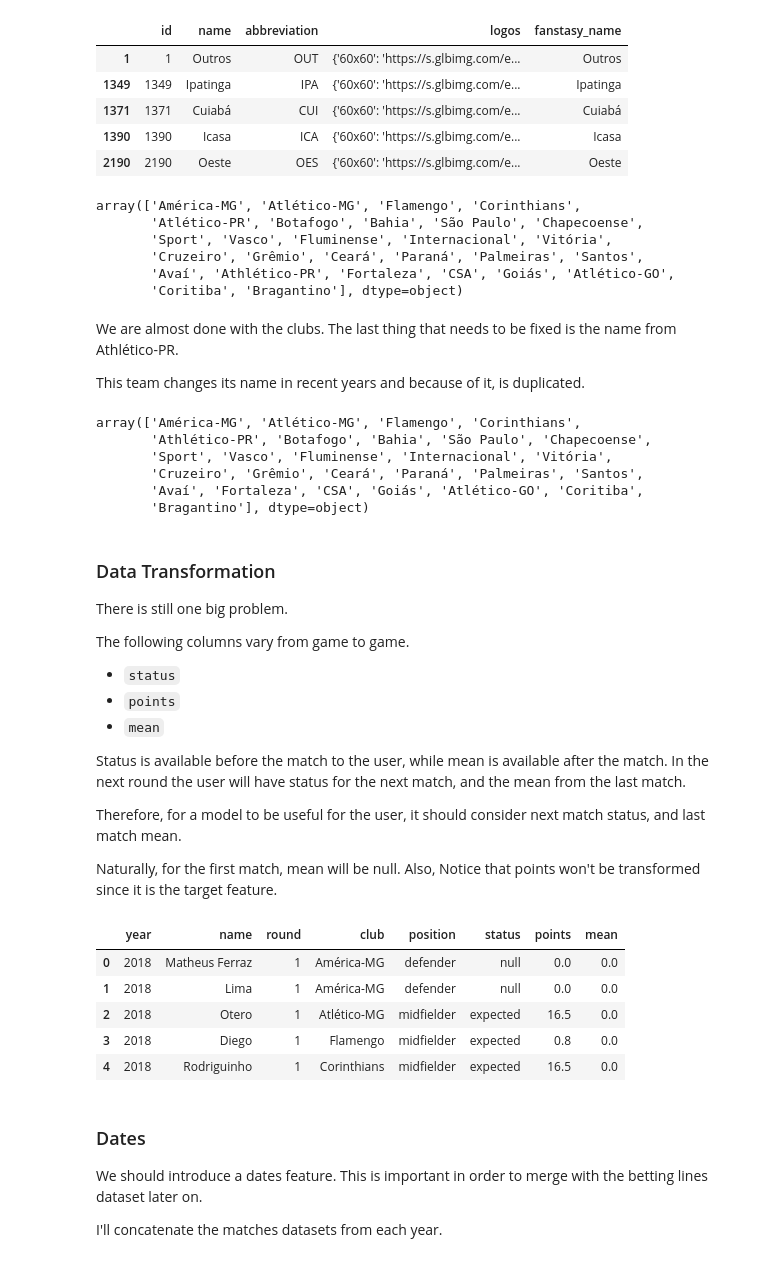
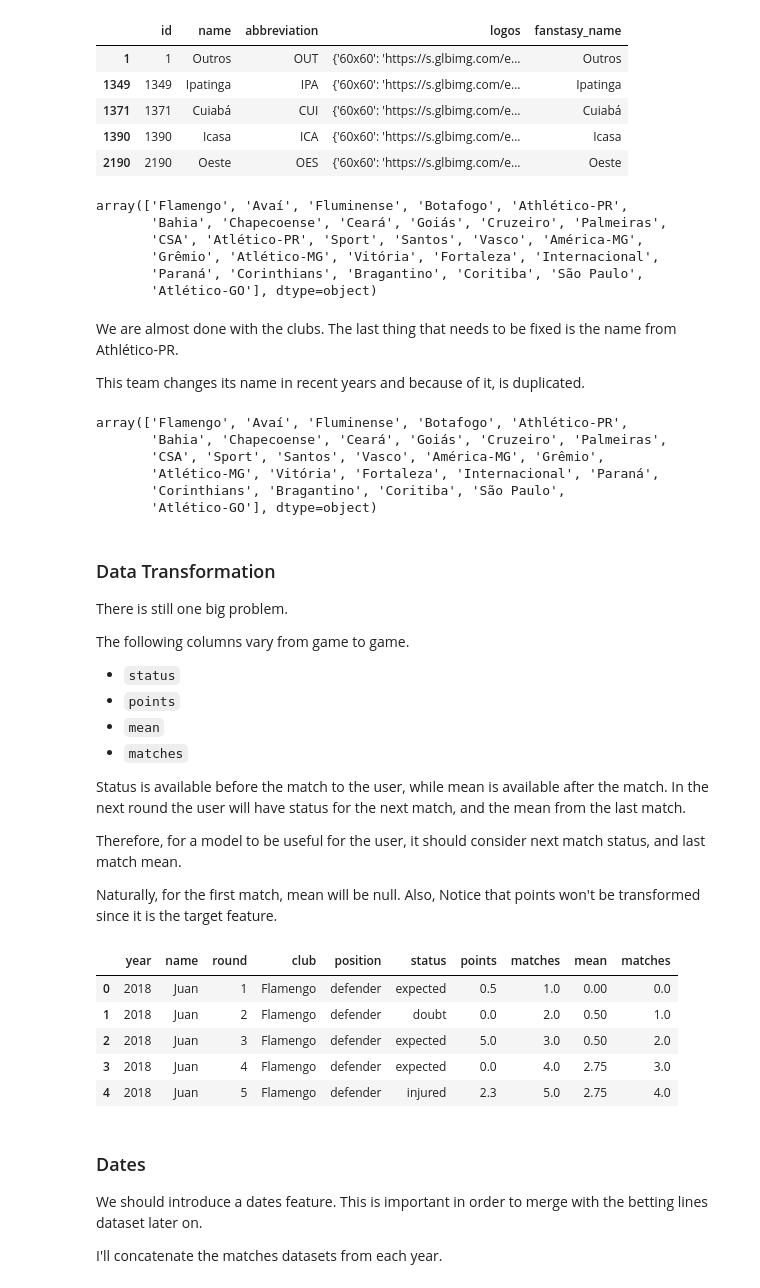
Before and after one commit to matheusccouto/palpite, a Jupyter notebook: notebooks/model_building.ipynb, the cells around one changed output. Drawn from its saved outputs; the diff is of its cells as text; code cells hidden in the pictures.

```diff
--- a/notebooks/model_building.ipynb
+++ b/notebooks/model_building.ipynb
@@ -90,3 +102,14 @@ cartola_data.head()
+# %%
+# Select scouts (stats) coumns.
+scouts_cols = ['FC', 'FD', 'FF', 'FS', 'G', 'I', 'RB', 'CA', 'PE', 'A', 'SG', 'DD', 'FT', 'GS', 'CV', 'GC', 'PP', 'DP', 'PI', 'DS']
+scouts = cartola_data[scouts_cols]
+
+# If there are data on any of those columns, the player played the game.
+cartola_data["played"] = scouts.notnull().any(axis=1).astype(int)
+
+# Sort values, group by athlete and season and the calculate the cumulative sum of played games.
+cartola_data = cartola_data.sort_values(["atleta_id", "year", "rodada_id"])
+cartola_data["matches"] = cartola_data.groupby(["atleta_id", "year"]).cumsum()["played"]
 # %% [markdown]
 ### Keep relevant data
 This model do not aim to use athletes scouts (stats). They are all removed.
@@ -96,7 +119,7 @@ Redundant features, like athlete id, name, nickname, slug are also removed.
 Price-related features are removed since I want the model to completely disregard prices (unbiased to pricing).
 # %%
 to_keep = [
-    'year',
+    'year',  # Number of years played
     'apelido',  # Athlete nickname.
     'rodada_id',  # Round number.
     'clube.id.full.name',  # Club full name.
@@ -104,6 +127,7 @@ to_keep = [
     'status_id',  # Status ID.
     'media_num',  # Mean number.
     'pontos_num',  # Points number.
+    'matches',  # Number of matches played.
 ]
 
 cartola_data = cartola_data[to_keep]
@@ -256,12 +280,12 @@ id_to_name_mapping = {str(row.id): row.name for row in clubs_data.itertuples()}
 cartola_data["club"] = cartola_data["club"].apply(apply_mapping, mapping=id_to_name_mapping)
 cartola_data["club"].unique()
 # %% [output]
-array(['América-MG', 'Atlético-MG', 'Flamengo', 'Corinthians',
-       'Atlético-PR', 'Botafogo', 'Bahia', 'São Paulo', 'Chapecoense',
-       'Sport', 'Vasco', 'Fluminense', 'Internacional', 'Vitória',
-       'Cruzeiro', 'Grêmio', 'Ceará', 'Paraná', 'Palmeiras', 'Santos',
-       'Avaí', 'Athlético-PR', 'Fortaleza', 'CSA', 'Goiás', 'Atlético-GO',
-       'Coritiba', 'Bragantino'], dtype=object)
+array(['Flamengo', 'Avaí', 'Fluminense', 'Botafogo', 'Athlético-PR',
+       'Bahia', 'Chapecoense', 'Ceará', 'Goiás', 'Cruzeiro', 'Palmeiras',
+       'CSA', 'Atlético-PR', 'Sport', 'Santos', 'Vasco', 'América-MG',
+       'Grêmio', 'Atlético-MG', 'Vitória', 'Fortaleza', 'Internacional',
+       'Paraná', 'Corinthians', 'Bragantino', 'Coritiba', 'São Paulo',
+       'Atlético-GO'], dtype=object)
 # %% [markdown]
 We are almost done with the clubs. The last thing that needs to be fixed is the name from Athlético-PR.
 
@@ -270,12 +294,12 @@ This team changes its name in recent years and because of it, is duplicated.
 cartola_data["club"] = cartola_data["club"].replace("Atlético-PR", "Athlético-PR")
 cartola_data["club"].unique()
 # %% [output]
-array(['América-MG', 'Atlético-MG', 'Flamengo', 'Corinthians',
-       'Athlético-PR', 'Botafogo', 'Bahia', 'São Paulo', 'Chapecoense',
-       'Sport', 'Vasco', 'Fluminense', 'Internacional', 'Vitória',
-       'Cruzeiro', 'Grêmio', 'Ceará', 'Paraná', 'Palmeiras', 'Santos',
-       'Avaí', 'Fortaleza', 'CSA', 'Goiás', 'Atlético-GO', 'Coritiba',
-       'Bragantino'], dtype=object)
+array(['Flamengo', 'Avaí', 'Fluminense', 'Botafogo', 'Athlético-PR',
+       'Bahia', 'Chapecoense', 'Ceará', 'Goiás', 'Cruzeiro', 'Palmeiras',
+       'CSA', 'Sport', 'Santos', 'Vasco', 'América-MG', 'Grêmio',
+       'Atlético-MG', 'Vitória', 'Fortaleza', 'Internacional', 'Paraná',
+       'Corinthians', 'Bragantino', 'Coritiba', 'São Paulo',
+       'Atlético-GO'], dtype=object)
 # %% [markdown]
 ### Data Transformation
 There is still one big problem.
@@ -285,6 +309,7 @@ The following columns vary from game to game.
 * `status`
 * `points`
 * `mean`
+* `matches`
 
 Status is available before the match to the user, while mean is available after the match. In the next round the user will have status for the next match, and the mean from the last match.
 
@@ -294,38 +319,39 @@ Naturally, for the first match, mean will be null. Also, Notice that points won'
 # %%
 # Duplicate data and reduce the round feature
 antecipated_data = cartola_data.copy()
 antecipated_data["round"] = [round_ - 1 for round_ in antecipated_data["round"]]
 
 # Join on features that don't change
 join_on = ['year', 'name', 'round', 'club', 'position']
 cartola_data = pd.merge(
     left=antecipated_data,
     right=cartola_data,
     on=join_on,
     how="left",
     suffixes=("_current", "_previous")  # Translate to _current, _previous
     )
 
 # Reset rounds.
 cartola_data["round"] = [round + 1 for round in cartola_data["round"]]
 
 # Remove columns that won't be no longer used.
 cartola_data = cartola_data.drop(columns=["status_previous", "points_previous", "mean_current"])
 
 # Remove suffixes
 cartola_data.columns = [col.replace("_previous", "").replace("_current", "") for col in cartola_data.columns]
 
-# Transform mean NaN in 0
+# Transform mean and matches NaN in 0
 cartola_data["mean"] = cartola_data["mean"].fillna(0)
+cartola_data["matches"] = cartola_data["matches"].fillna(0)
 
 cartola_data.head()
 # %% [output]
-|  | year | name | round | club | position | status | points | mean |
-| 0 | 2018 | Matheus Ferraz | 1 | América-MG | defender | null | 0.0 | 0.0 |
-| 1 | 2018 | Lima | 1 | América-MG | defender | null | 0.0 | 0.0 |
-| 2 | 2018 | Otero | 1 | Atlético-MG | midfielder | expected | 16.5 | 0.0 |
-| 3 | 2018 | Diego | 1 | Flamengo | midfielder | expected | 0.8 | 0.0 |
-| 4 | 2018 | Rodriguinho | 1 | Corinthians | midfielder | expected | 16.5 | 0.0 |
+|  | year | name | round | club | position | status | points | matches | mean | matches |
+| 0 | 2018 | Juan | 1 | Flamengo | defender | expected | 0.5 | 1.0 | 0.00 | 0.0 |
+| 1 | 2018 | Juan | 2 | Flamengo | defender | doubt | 0.0 | 2.0 | 0.50 | 1.0 |
+| 2 | 2018 | Juan | 3 | Flamengo | defender | expected | 5.0 | 3.0 | 0.50 | 2.0 |
+| 3 | 2018 | Juan | 4 | Flamengo | defender | expected | 0.0 | 4.0 | 2.75 | 3.0 |
+| 4 | 2018 | Juan | 5 | Flamengo | defender | injured | 2.3 | 5.0 | 2.75 | 4.0 |
 # %% [markdown]
 ### Dates
 We should introduce a dates feature. This is important in order to merge with the betting lines dataset later on.
```
Also changed, not shown: parts of 28 cells of this notebook, 2 other files.
